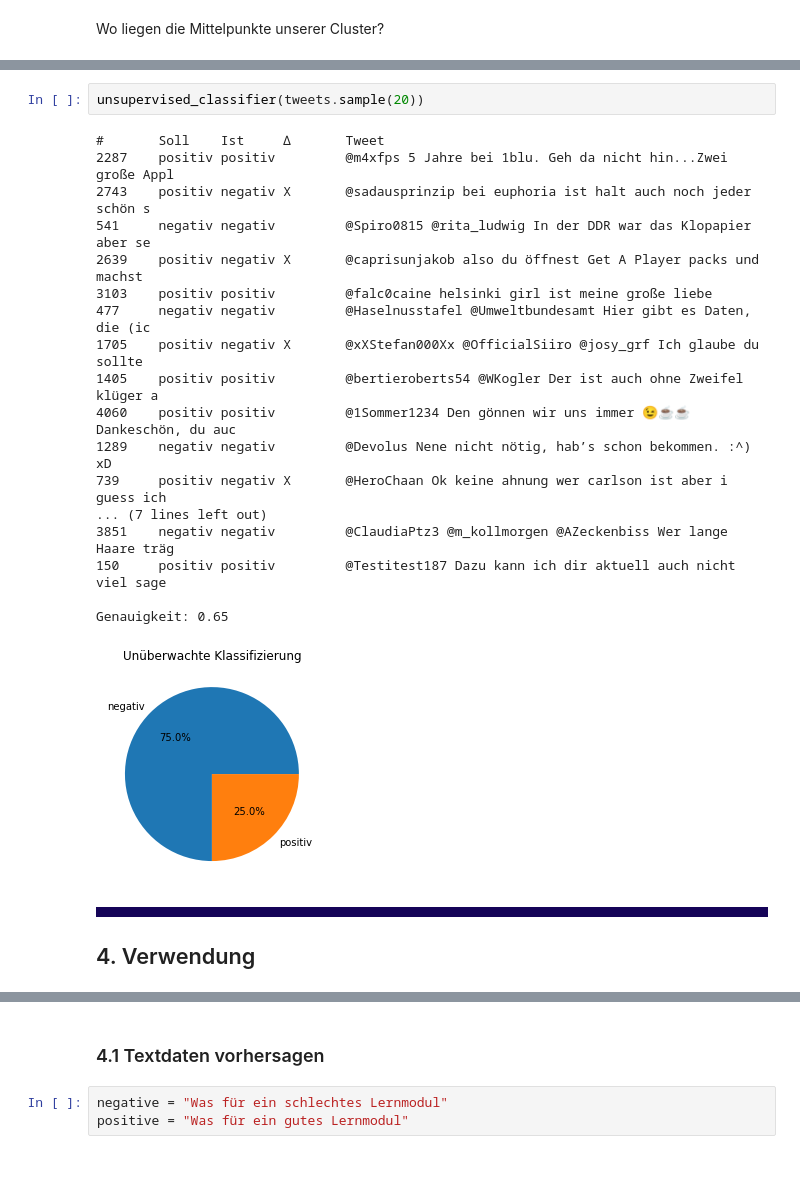
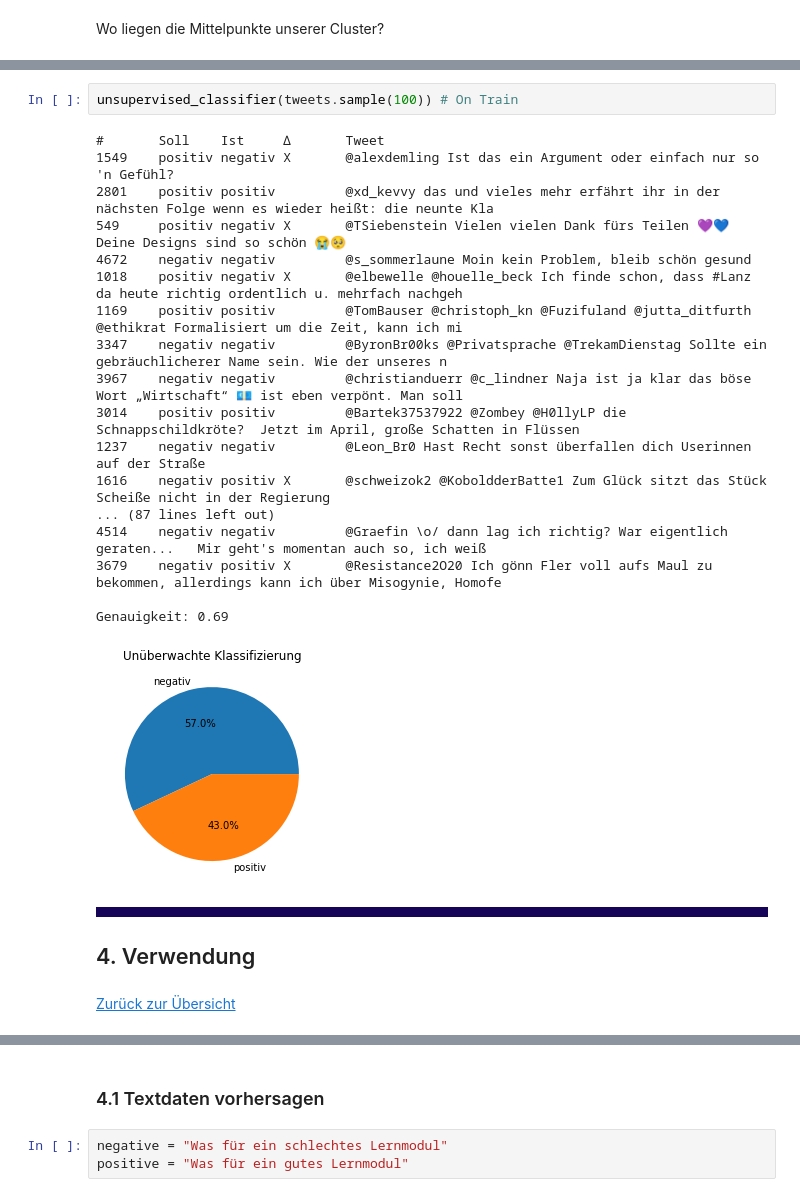
Before and after one commit to orca-nrw/lernmodul-texte, a Jupyter notebook: index.ipynb, the cells around one changed output, grey strips where cells are left out. Drawn from its saved outputs; the diff is of its cells as text; blank space fills up the shorter version.

```diff
--- a/index.ipynb
+++ b/index.ipynb
@@ -850,36 +939,38 @@ def unsupervised_classifier(tweets):
     plt.pie([negative, positive], labels=['negativ', 'positiv'], autopct='%1.1f%%')
     plt.title('Unüberwachte Klassifizierung')
 # %%
-unsupervised_classifier(tweets.sample(20))
+unsupervised_classifier(tweets.sample(100)) # On Train
 # %% [output]
 #       Soll    Ist     ∆       Tweet
-2287    positiv positiv         @m4xfps 5 Jahre bei 1blu. Geh da nicht hin...Zwei große Appl
-2743    positiv negativ X       @sadausprinzip bei euphoria ist halt auch noch jeder schön s
-541     negativ negativ         @Spiro0815 @rita_ludwig In der DDR war das Klopapier aber se
-2639    positiv negativ X       @caprisunjakob also du öffnest Get A Player packs und machst
-3103    positiv positiv         @falc0caine helsinki girl ist meine große liebe
-477     negativ negativ         @Haselnusstafel @Umweltbundesamt Hier gibt es Daten, die (ic
-1705    positiv negativ X       @xXStefan000Xx @OfficialSiiro @josy_grf Ich glaube du sollte
-1405    positiv positiv         @bertieroberts54 @WKogler Der ist auch ohne Zweifel klüger a
-4060    positiv positiv         @1Sommer1234 Den gönnen wir uns immer 😉☕☕ Dankeschön, du auc
-1289    negativ negativ         @Devolus Nene nicht nötig, hab’s schon bekommen. :^) xD
-739     positiv negativ X       @HeroChaan Ok keine ahnung wer carlson ist aber i guess ich
-... (7 lines left out)
-3851    negativ negativ         @ClaudiaPtz3 @m_kollmorgen @AZeckenbiss Wer lange Haare träg
-150     positiv positiv         @Testitest187 Dazu kann ich dir aktuell auch nicht viel sage
+1549    positiv negativ X       @alexdemling Ist das ein Argument oder einfach nur so 'n Gefühl?
+2801    positiv positiv         @xd_kevvy das und vieles mehr erfährt ihr in der nächsten Folge wenn es wieder heißt: die neunte Kla
+549     positiv negativ X       @TSiebenstein Vielen vielen Dank fürs Teilen 💜💙 Deine Designs sind so schön 😭🥺
+4672    negativ negativ         @s_sommerlaune Moin kein Problem, bleib schön gesund
+1018    positiv negativ X       @elbewelle @houelle_beck Ich finde schon, dass #Lanz da heute richtig ordentlich u. mehrfach nachgeh
+1169    positiv positiv         @TomBauser @christoph_kn @Fuzifuland @jutta_ditfurth @ethikrat Formalisiert um die Zeit, kann ich mi
+3347    negativ negativ         @ByronBr00ks @Privatsprache @TrekamDienstag Sollte ein gebräuchlicherer Name sein. Wie der unseres n
+3967    negativ negativ         @christianduerr @c_lindner Naja ist ja klar das böse Wort „Wirtschaft“ 💶 ist eben verpönt. Man soll
+3014    positiv positiv         @Bartek37537922 @Zombey @H0llyLP die Schnappschildkröte?  Jetzt im April, große Schatten in Flüssen
+1237    negativ negativ         @Leon_Br0 Hast Recht sonst überfallen dich Userinnen auf der Straße
+1616    negativ positiv X       @schweizok2 @KoboldderBatte1 Zum Glück sitzt das Stück Scheiße nicht in der Regierung
+... (87 lines left out)
+4514    negativ negativ         @Graefin \o/ dann lag ich richtig? War eigentlich geraten...   Mir geht's momentan auch so, ich weiß
+3679    negativ positiv X       @Resistance2O20 Ich gönn Fler voll aufs Maul zu bekommen, allerdings kann ich über Misogynie, Homofe
 
-Genauigkeit: 0.65
+Genauigkeit: 0.69
-[figure, old version]
+[figure, new version]
 # %% [markdown]
 <div style="background-color: #150458; padding: 5px;"></div>
 
-## 4. <a id='verwendung'>Verwendung</a>
+## 4. Verwendung
+# %% [markdown]
+[Zurück zur Übersicht](#Lernmodul-zur-Verarbeitung-und-Analyse-von-Textdaten)
 # %% [markdown]
 Welche Schritte ein Tweet innerhalb der Verwendung durchläuft verdeutlicht die folgende Abbildung:
 
 ![Model](./img/usage_flow.png)
 # %% [markdown]
-### 4.1 <a id='vorhersage'>Textdaten vorhersagen</a>
+### 4.1 Textdaten vorhersagen
 # %%
 negative = "Was für ein schlechtes Lernmodul"
 positive = "Was für ein gutes Lernmodul"
```
Also changed, not shown: parts of 73 cells of this notebook.
